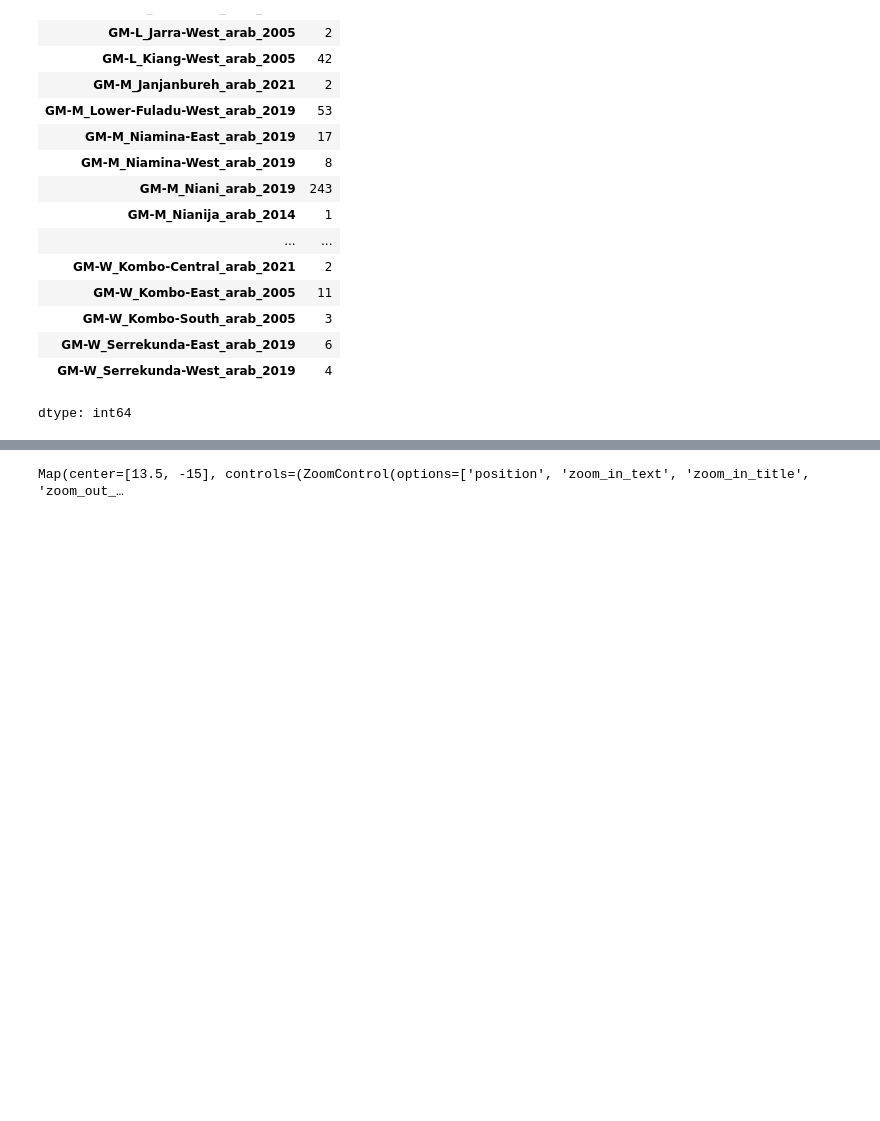
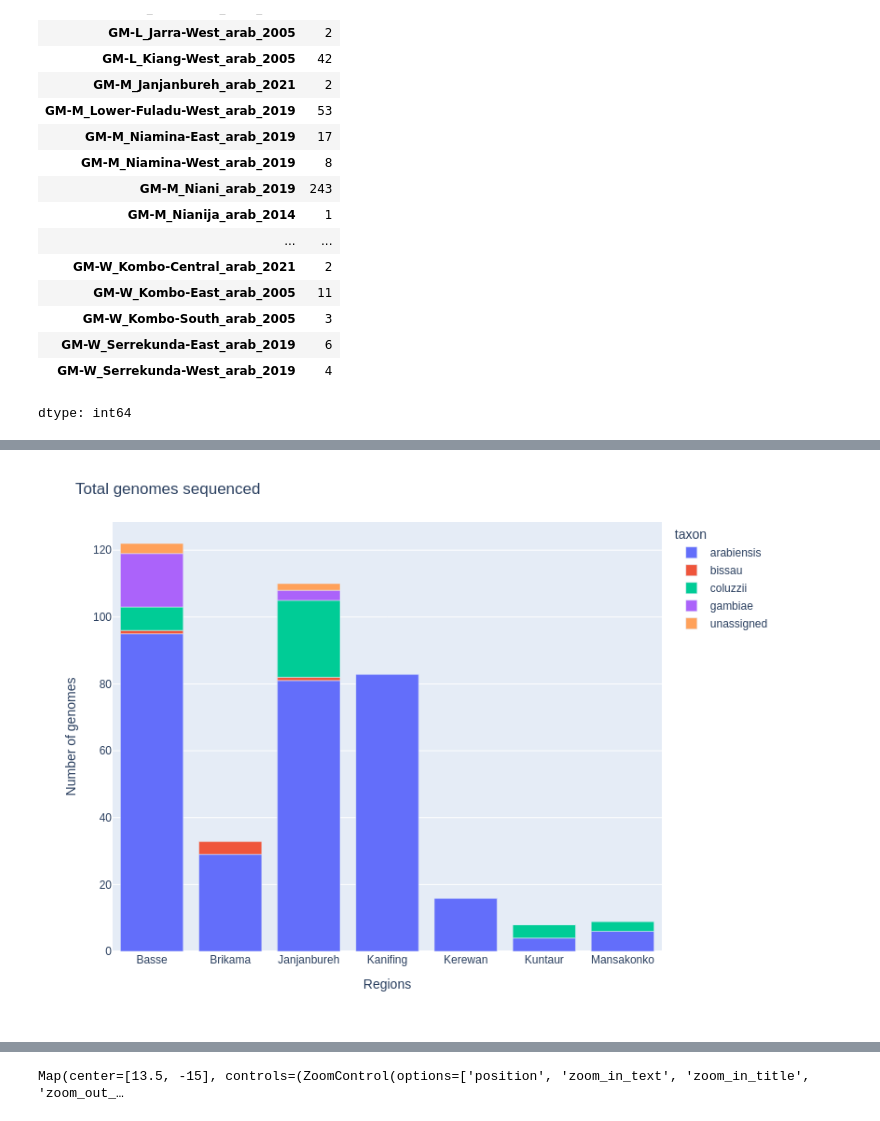
Before and after one commit to JaneNjeri/divergent-genetic-insecticide-resistance-in-gambian-malaria-vector, a Jupyter notebook: notebooks/fig1a_population_sampling.ipynb, the cells around one changed output, grey strips where cells are left out. Drawn from its saved outputs; the diff is of its cells as text; code cells hidden in the pictures; blank space fills up the shorter version.

```diff
--- a/notebooks/population_sampling.ipynb
+++ b/notebooks/fig1a_population_sampling.ipynb
@@ -133,3 +178,6 @@ gambia_region_taxon
+# %%
+results_dir = 'drive/MyDrive/Colab Data/gm-analysis/'
+os.makedirs(results_dir, exist_ok=True)
 # %%
 admin1_fig = px.bar(gambia_region_taxon, height=600, width=800)
 admin1_fig.update_layout(
@@ -137,5 +185,7 @@ admin1_fig.update_layout(
     yaxis_title="Number of genomes",
     xaxis_title="Regions",
 )
-admin1_fig
+admin1_fig.show(renderer="png")
+
+admin1_fig.write_image(os.path.join(results_dir, "fig1a_admin1.png"), scale=2)
 # %% [output]
@@ -143,2 +192,3 @@ admin1_fig
+[figure, added]
 # %%
 gambia_location_taxon = (
```
Also changed, not shown: parts of 20 cells of this notebook, 18 other files.
